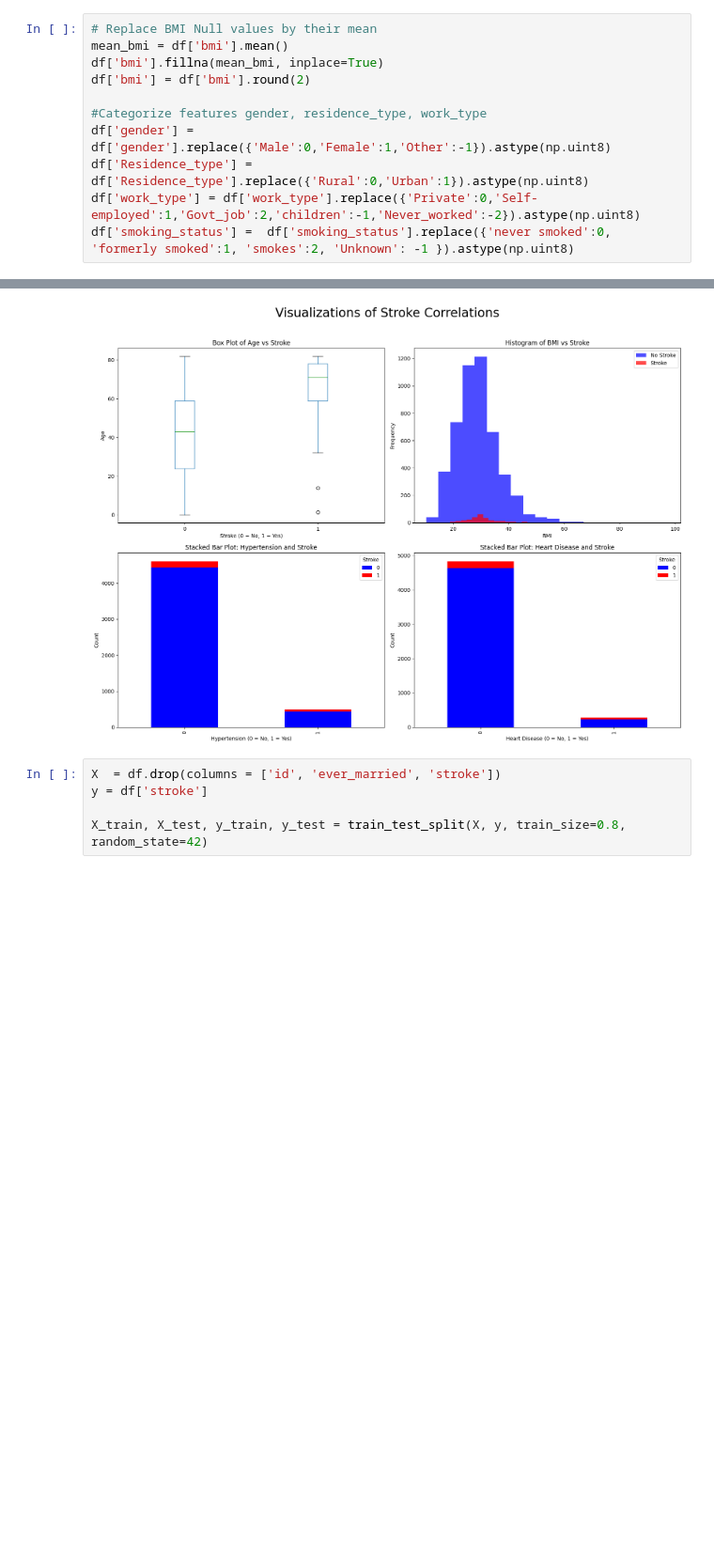
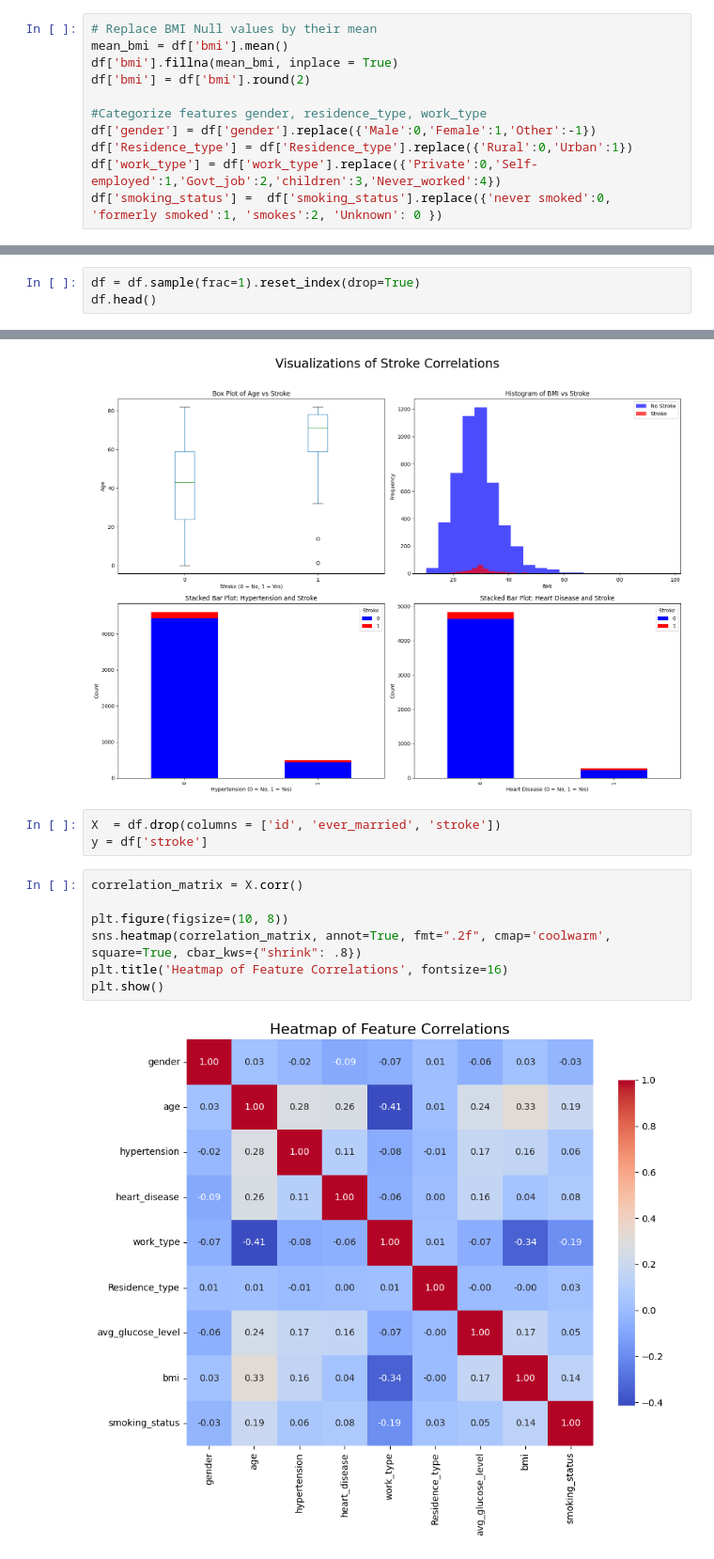
Before and after one commit to tuebachdinh/ML_project_2024, a Jupyter notebook: main.ipynb, the cells around one changed output, grey strips where cells are left out. Shown: that part at 94% size. Cells and saved outputs as stored; diff of their text form; blank space fills up the shorter version.

Commit message:
update heatmap

```diff
--- a/main.ipynb
+++ b/main.ipynb
@@ -52,14 +48,14 @@ df.head()
 # %%
 # Replace BMI Null values by their mean
 mean_bmi = df['bmi'].mean()
-df['bmi'].fillna(mean_bmi, inplace=True)
+df['bmi'].fillna(mean_bmi, inplace = True)
 df['bmi'] = df['bmi'].round(2)
 
 #Categorize features gender, residence_type, work_type
-df['gender'] = df['gender'].replace({'Male':0,'Female':1,'Other':-1}).astype(np.uint8)
-df['Residence_type'] = df['Residence_type'].replace({'Rural':0,'Urban':1}).astype(np.uint8)
-df['work_type'] = df['work_type'].replace({'Private':0,'Self-employed':1,'Govt_job':2,'children':-1,'Never_worked':-2}).astype(np.uint8)
-df['smoking_status'] =  df['smoking_status'].replace({'never smoked':0, 'formerly smoked':1, 'smokes':2, 'Unknown': -1 }).astype(np.uint8)
+df['gender'] = df['gender'].replace({'Male':0,'Female':1,'Other':-1})
+df['Residence_type'] = df['Residence_type'].replace({'Rural':0,'Urban':1})
+df['work_type'] = df['work_type'].replace({'Private':0,'Self-employed':1,'Govt_job':2,'children':3,'Never_worked':4})
+df['smoking_status'] =  df['smoking_status'].replace({'never smoked':0, 'formerly smoked':1, 'smokes':2, 'Unknown': 0 })
 # %% [output]
 The behavior will change in pandas 3.0. This inplace method will never work because the intermediate object on which we are setting values always behaves as a copy.
 
@@ -78,0 +66,3 @@ df.head()
+# %%
+df = df.sample(frac=1).reset_index(drop=True)
+df.head()
@@ -119,6 +116,13 @@ plt.show()
 # %%
 X  = df.drop(columns = ['id', 'ever_married', 'stroke'])
 y = df['stroke']
-
-X_train, X_test, y_train, y_test = train_test_split(X, y, train_size=0.8, random_state=42)
+# %%
+correlation_matrix = X.corr()
+
+plt.figure(figsize=(10, 8))
+sns.heatmap(correlation_matrix, annot=True, fmt=".2f", cmap='coolwarm', square=True, cbar_kws={"shrink": .8})
+plt.title('Heatmap of Feature Correlations', fontsize=16)
+plt.show()
+# %% [output]
+[figure, added]
 # %%
```
Also changed, not shown: parts of 7 cells of this notebook.
